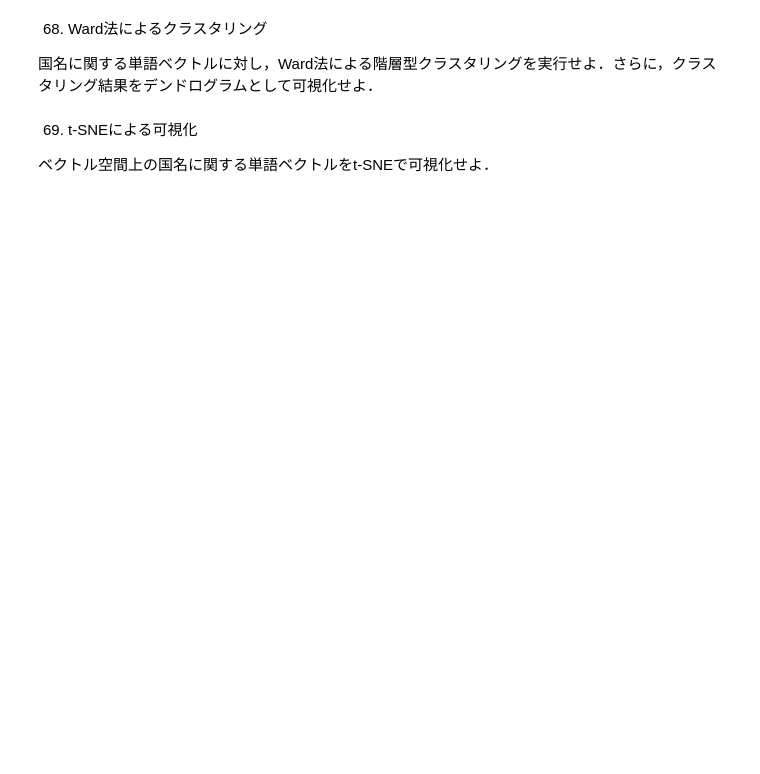
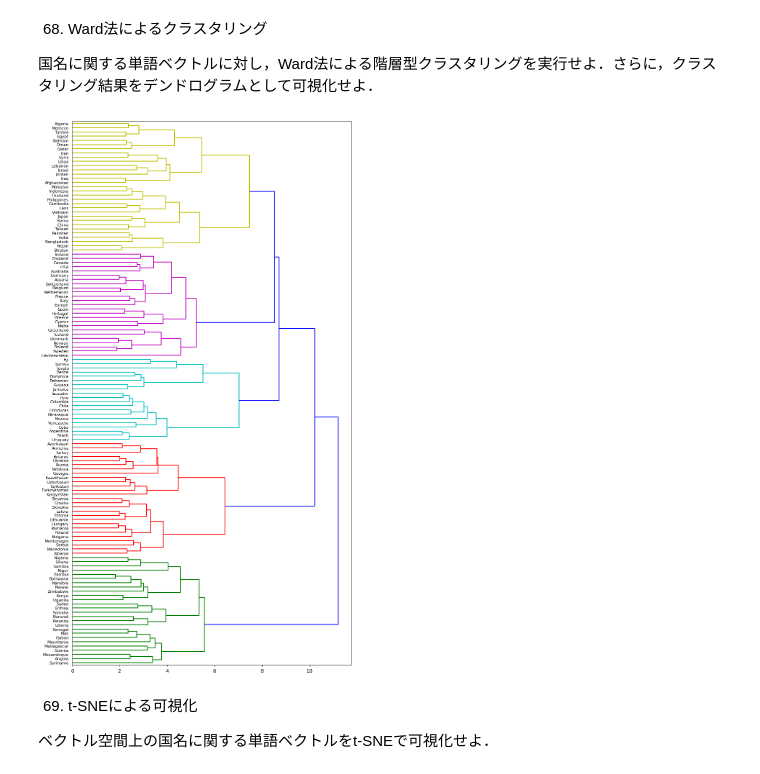
Before and after one commit to Young-Dong/nlp, a Jupyter notebook: nlp100_7.ipynb, the cells around one changed output. Cells and saved outputs as stored; diff of their text form; code cells hidden in the pictures; blank space fills up the shorter version.

```diff
--- a/nlp100_7.ipynb
+++ b/nlp100_7.ipynb
@@ -238,3 +244,8 @@ SpearmanrResult(correlation=0.7000166486272194, pvalue=2.86866666051422e-53)
 67. k-meansクラスタリング
 
 国名に関する単語ベクトルを抽出し，k-meansクラスタリングをクラスタ数k=5として実行せよ．
+# %%
+df_1 = df[df['0'].isin(['capital-common-countries', 'capital-world'])]
+df_2 = df[df['0'].isin(['currency', 'gram6-nationality-adjective'])]
+c = set(df_1['2']) | set(df_1['4']) | set(df_2['1']) | set(df_2['3'])
+len(c)
@@ -240,0 +254,3 @@ SpearmanrResult(correlation=0.7000166486272194, pvalue=2.86866666051422e-53)
+# %%
+c_v = model[c]
+c_v.shape
@@ -240,0 +264,4 @@ SpearmanrResult(correlation=0.7000166486272194, pvalue=2.86866666051422e-53)
+# %%
+df_c = pd.DataFrame()
+df_c['countries'], df_c['pred'] = list(c), pred
+df_c['pred'].value_counts()
@@ -242,6 +292,43 @@ SpearmanrResult(correlation=0.7000166486272194, pvalue=2.86866666051422e-53)
 68. Ward法によるクラスタリング
 
 国名に関する単語ベクトルに対し，Ward法による階層型クラスタリングを実行せよ．さらに，クラスタリング結果をデンドログラムとして可視化せよ．
+# %%
+# https://scikit-learn.org/stable/auto_examples/cluster/plot_agglomerative_dendrogram.html#sphx-glr-auto-examples-cluster-plot-agglomerative-dendrogram-py
+
+import numpy as np
+
+from matplotlib import pyplot as plt
+from scipy.cluster.hierarchy import dendrogram
+from sklearn.datasets import load_iris
+from sklearn.cluster import AgglomerativeClustering
+
+# setting distance_threshold=0 ensures we compute the full tree.
+model = AgglomerativeClustering(distance_threshold=0, n_clusters=None)
+
+model = model.fit(c_v)
+
+# create the counts of samples under each node
+counts = np.zeros(model.children_.shape[0])
+n_samples = len(model.labels_)
+for i, merge in enumerate(model.children_):
+    current_count = 0
+    for child_idx in merge:
+        if child_idx < n_samples:
+            current_count += 1  # leaf node
+        else:
+            current_count += counts[child_idx - n_samples]
+    counts[i] = current_count
+
+linkage_matrix = np.column_stack(
+    [model.children_, model.distances_, counts]
+    ).astype(float)
+
+# Plot the corresponding dendrogram
+plt.figure(figsize=(10, 20), dpi=100)
+dendrogram(linkage_matrix, labels=list(df_c['countries']), orientation='right', leaf_font_size=8)
+plt.show()
+# %% [output]
+[figure, added]
 # %% [markdown]
 69. t-SNEによる可視化
 
```
Also changed, not shown: parts of 19 cells of this notebook.
